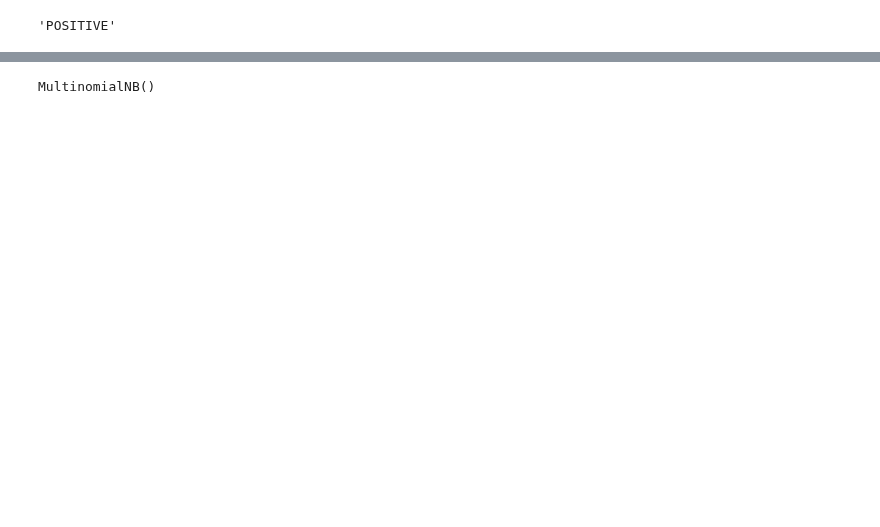
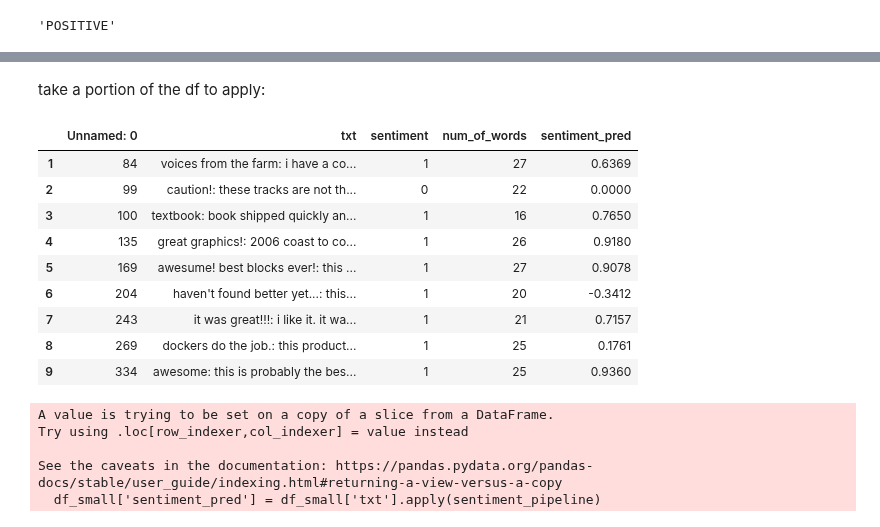
Before and after one commit to neumanh/K-anonymity-fot-texts, a Jupyter notebook: notebooks/Sentiment_Analysis_and_Stat.ipynb, the cells around one changed output, grey strips where cells are left out. Cells and saved outputs as stored; diff of their text form; code cells hidden in the pictures; blank space fills up the shorter version.

```diff
--- a/notebooks/Sentiment_Analysis_and_Stat.ipynb
+++ b/notebooks/Sentiment_Analysis_and_Stat.ipynb
@@ -318,4 +234,0 @@ threshold = 0
-# %%
-
-# Create new column with boolean values indicating whether values exceed threshold
-df.loc[:, 'sentiment_score'] = df['sentiment_pred'] > threshold
@@ -458,5 +244,25 @@ def sentiment_test(df): # df should include 'txt' and 'labels' columns [df.txt ,
-# %%
-train_labels = train.sentiment
-test_labels = test.sentiment
-# %% [output]
-MultinomialNB()
+# %% [markdown]
+take a portion of the df to apply:
+# %%
+df_small = df[1:10]
+# %%
+df_small
+# %% [output]
+|  | Unnamed: 0 | txt | sentiment | num_of_words | sentiment_pred |
+| 1 | 84 | voices from the farm: i have a co... | 1 | 27 | 0.6369 |
+| 2 | 99 | caution!: these tracks are not th... | 0 | 22 | 0.0000 |
+| 3 | 100 | textbook: book shipped quickly an... | 1 | 16 | 0.7650 |
+| 4 | 135 | great graphics!: 2006 coast to co... | 1 | 26 | 0.9180 |
+| 5 | 169 | awesume! best blocks ever!: this ... | 1 | 27 | 0.9078 |
+| 6 | 204 | haven't found better yet...: this... | 1 | 20 | -0.3412 |
+| 7 | 243 | it was great!!!: i like it. it wa... | 1 | 21 | 0.7157 |
+| 8 | 269 | dockers do the job.: this product... | 1 | 25 | 0.1761 |
+| 9 | 334 | awesome: this is probably the bes... | 1 | 25 | 0.9360 |
+# %%
+df_small['sentiment_pred'] = df_small['txt'].apply(sentiment_pipeline)
+# %% [output]
+A value is trying to be set on a copy of a slice from a DataFrame.
+Try using .loc[row_indexer,col_indexer] = value instead
+
+See the caveats in the documentation: https://pandas.pydata.org/pandas-docs/stable/user_guide/indexing.html#returning-a-view-versus-a-copy
+  df_small['sentiment_pred'] = df_small['txt'].apply(sentiment_pipeline)
```
Also changed, not shown: parts of 129 cells of this notebook.
